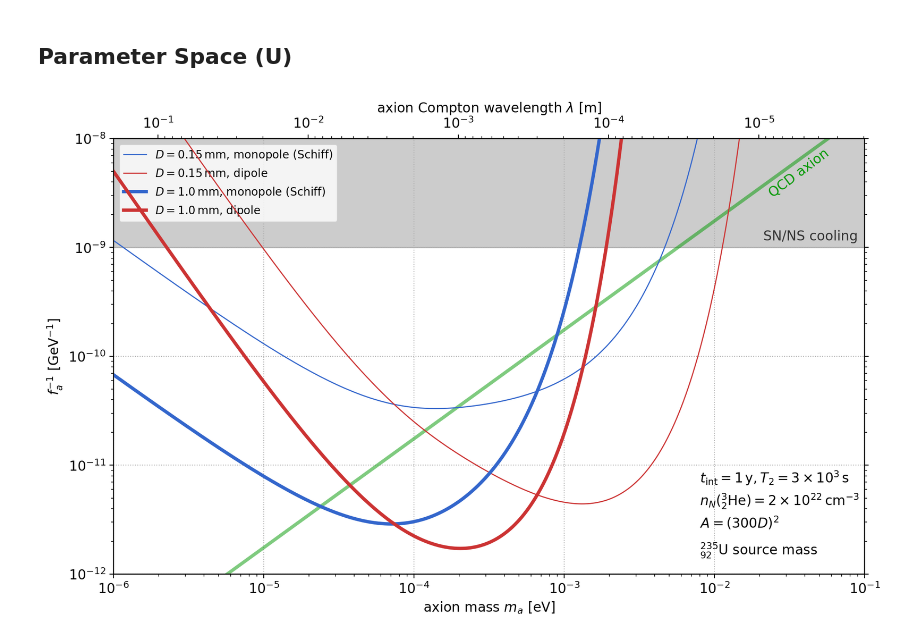
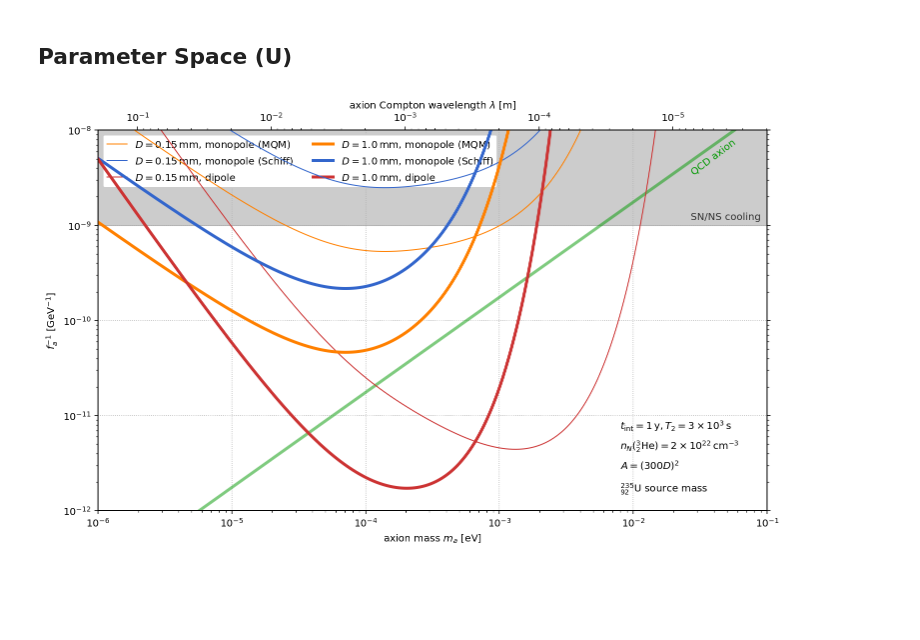
Before and after one commit to kenvantilburg/ferroaxionic-effect, a Jupyter notebook: code/sensitivity.ipynb, the cells around one changed output. Drawn from its saved outputs; the diff is of its cells as text; code cells hidden in the pictures; blank space fills up the shorter version.

```diff
--- a/code/sensitivity.ipynb
+++ b/code/sensitivity.ipynb
@@ -50,8 +67,10 @@ vec_lw = [1,3]
 # %%
 R_S = 30; #relativistic enhancement factor divided by effective quantum numbers
+R_M = 6; #relativistic enhancement factor for MQM divided by effective quantum numbers
 Z_S = 92; # charge of Schiff atom
 A_S = 235; # atomic number of Schiff atom
-M_S = Z_S**2 * R_S / a_0**4 # atomic matrix element
+M_S = Z_S**2  * R_S / a_0**4 # atomic matrix element for Schiff moment
+M_M = (Z_S**2 * R_M / m_electron) / a_0**4 # atomic matrix element for Schiff moment
 
 rho = 1.5e4 * kg * meter**-3 # mass density
 N_c = 10 # number of atoms in unit cell
@@ -59,7 +78,8 @@ N_S = 5 # number of Schiff atoms
 V_c = amu * A_S * N_S / rho # volume of unit cell
 
 n_N = N_S/V_c # number density of Schiff spins
-S_schiff_over_theta = 5 * e_EM * fm**3; # Schiff moment proportionality constant with theta
+S_schiff_over_theta = SMU; # Schiff moment proportionality constant with theta
+M_mqm_over_theta = MQMU; # Magnetic quadrupole moment proportionality constant with theta
 
 B_0 = 16*Tesla # static magnetic field
 mu_N = 0.4*mu_nuclear # nuclear magnetic moment
@@ -108,11 +128,15 @@ The precessional frequency of a nuclear spin is then given by:
 \end{align}
 # %%
 E_S = 4 * np.pi * e_EM * S_schiff_over_theta * M_S * P_nuc
+E_M =  e_EM * M_mqm_over_theta * M_M
 rho_S = n_N * E_S
+rho_M = n_N * E_M
 chi_QCD = (75.5 * MeV)**4
 # %%
 def fn_Omega_slab_mon(m,D,h,rho_S,P_nuc,c_aNN=1):
     return P_nuc * c_aNN * rho_S / (2 * chi_QCD) * m * np.exp(-m*D) * (1-np.exp(-m*h))
+def fn_Omega_slab_mon_mqm(m,D,h,rho_M,P_nuc,c_aNN=1):
+    return c_aNN * rho_M / (2 * chi_QCD) * m * np.exp(-m*D) * (1-np.exp(-m*h))
 def fn_Omega_slab_dip(m,D,h,n_N,P_nuc,c_aNN=1):
     return P_nuc * c_aNN**2 * n_N / (4 * chi_QCD) * m**2 * np.exp(-m*D) * (1-np.exp(-m*h))
 def fn_S_Omega(T_2,n_N,vol):
@@ -168,6 +192,8 @@ vec_ma = np.logspace(-6,-1,int(1e3)) * eV
 # %%
 def fn_fainv_sens_mon(m,D,h,rho_S,P_nuc,c_aNN,T_2,n_N_det,vol):
     return fn_fa(m)**-1 * np.sqrt(fn_S_Omega(T_2,n_N_det,vol) / t_int) / fn_Omega_slab_mon(m,D,h,rho_S,P_nuc,c_aNN)
+def fn_fainv_sens_mon_mqm(m,D,h,rho_M,P_nuc,c_aNN,T_2,n_N_det,vol):
+    return fn_fa(m)**-1 * np.sqrt(fn_S_Omega(T_2,n_N_det,vol) / t_int) / fn_Omega_slab_mon_mqm(m,D,h,rho_M,P_nuc,c_aNN)
 def fn_fainv_sens_dip(m,D,h,n_N,P_nuc,c_aNN,T_2,n_N_det,vol):
     return fn_fa(m)**-1 * np.sqrt(fn_S_Omega(T_2,n_N_det,vol) / t_int) / fn_Omega_slab_dip(m,D,h,n_N,P_nuc,c_aNN)
 # %%
@@ -175,33 +201,34 @@ fig, ax = plt.subplots(1,1,figsize=(12,7))
 ax.set_xscale('log'); ax.set_yscale('log'); ax.set_xlim(1e-6,1e-1); ax.set_ylim(1e-12,1e-8)
 ax_top = ax.twiny();  ax_top.set_xlim(ax.get_xlim()); ax_top.set_xscale('log');
 ax_right = ax.twinx();  ax_right.set_ylim(ax.get_ylim()); ax_right.set_yscale('log');
 ax_right.set_yticklabels([]);
 ax.set_xlabel(r'axion mass $m_a~[\mathrm{eV}]$'); ax_top.set_xlabel('axion Compton wavelength $\lambda~[\mathrm{m}]$'); ax.set_ylabel('$f_a^{-1}~[\mathrm{GeV}^{-1}]$');
 ticks_left_minor = np.outer(10**(np.arange(-19.0,-5)),np.arange(1.,10.,1.)).flatten()
 ticks_left_minor = ticks_left_minor[(ax.get_ylim()[0] < ticks_left_minor) & (ticks_left_minor < ax.get_ylim()[1])]
 ticks_left_major = 10**(np.arange(-12,-7.99))
 ticks_top_minor = (np.outer(10**(np.arange(2.0,-6.01,-1)),np.arange(1.,10.,1.)).flatten() * meter)**-1 / eV;
 ticks_top_minor = ticks_top_minor[(ax_top.get_xlim()[0] < ticks_top_minor) & (ticks_top_minor < ax_top.get_xlim()[1])]
 ticks_top_major = (10**(np.arange(-1.,-5.01,-1)) * meter)**-1 / eV
 ax.set_yticks(ticks_left_minor,minor=True); ax.set_yticks(ticks_left_major,minor=False);
 ax.grid(ls='dotted',which='major',axis='both')
 ax_top.set_xticks([],minor=True); ax_top.set_xticks(ticks_top_minor,minor=True); ax_top.set_xticklabels([],minor=True);
 ax_top.set_xticks(ticks_top_major,minor=False); ax_top.set_xticklabels(['$10^{-1}$','$10^{-2}$','$10^{-3}$','$10^{-4}$','$10^{-5}$'],minor=False);
 ax.plot(vec_ma/eV,1/fn_fa(vec_ma)*GeV,color=(0,0.6,0,0.5),lw=3);
 ax.fill_between(vec_ma/eV,1e-9,1e-5,color=(0,0,0,0.2))
 for i_D, D in enumerate(vec_D):
     vol = D**3 * vec_aspect[i_D]**2
+    plt.plot(vec_ma/eV,GeV*fn_fainv_sens_mon_mqm(vec_ma,D,h,rho_M,P_nuc,c_aNN,T_2,n_N,vol), lw=vec_lw[i_D], color=(1.0, 0.5, 0.0), label=vec_label[i_D]+', monopole (MQM)')
     plt.plot(vec_ma/eV,GeV*fn_fainv_sens_mon(vec_ma,D,h,rho_S,P_nuc,c_aNN,T_2,n_N_det,vol),lw=vec_lw[i_D],color=(0.2,0.4,0.8),label=vec_label[i_D]+', monopole (Schiff)')
     plt.plot(vec_ma/eV,GeV*fn_fainv_sens_dip(vec_ma,D,h,n_N,P_nuc,c_aNN,T_2,n_N_det,vol),lw=vec_lw[i_D],color=(0.8,0.2,0.2),label=vec_label[i_D]+', dipole')
 ax.text(6e-2,8.5e-9,'QCD axion',ha='right',va='top',color=(0,0.6,0,1),rotation=37);
 ax.text(9e-2,1.1e-9,'SN/NS cooling',ha='right',va='bottom',color=(0.2,0.2,0.2),rotation=0);
 ax.text(0.8e-2,2**(3.2)*1e-12,r'$t_\mathrm{int} = 1\,\mathrm{y}, T_2 = 3 \times 10^3\,\mathrm{s}$',va='top')
 ax.text(0.8e-2,2**(2.5)*1e-12,r'$n_N({{}^{3}_2\mathrm{He}}) = 2 \times 10^{22} \, \mathrm{cm}^{-3}$',va='top')
 ax.text(0.8e-2,2**(1.8)*1e-12,r'$A = (300 D)^2$',va='top')
 ax.text(0.8e-2,2**(1)*1e-12,r'${}^{235}_{92}\mathrm{U}$ source mass',va='top')
 
 handles, labels = plt.gca().get_legend_handles_labels()
-order = [0,1,2,3]
-ax.legend([handles[idx] for idx in order],[labels[idx] for idx in order],fontsize=10,loc='upper left');
+order = [0,1,2,3,4,5]
+legend = ax.legend([handles[idx] for idx in order],[labels[idx] for idx in order],fontsize=10,loc='upper left', ncol=2, framealpha=1.0);
 # %% [output]
-[figure, old version]
+[figure, new version]
```
Also changed, not shown: parts of 4 cells of this notebook.
